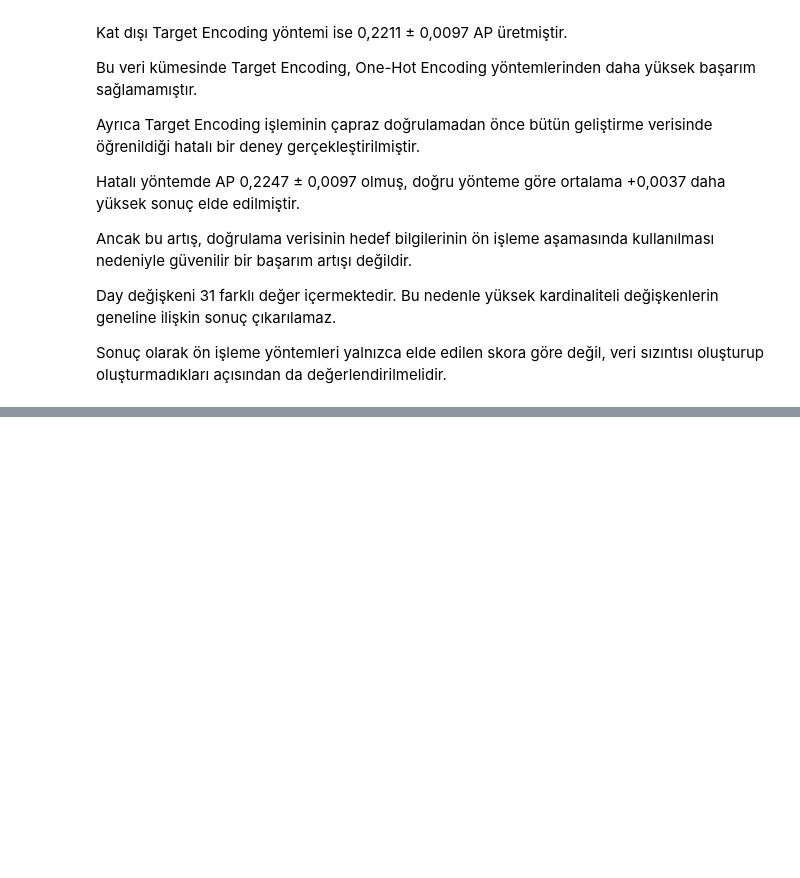
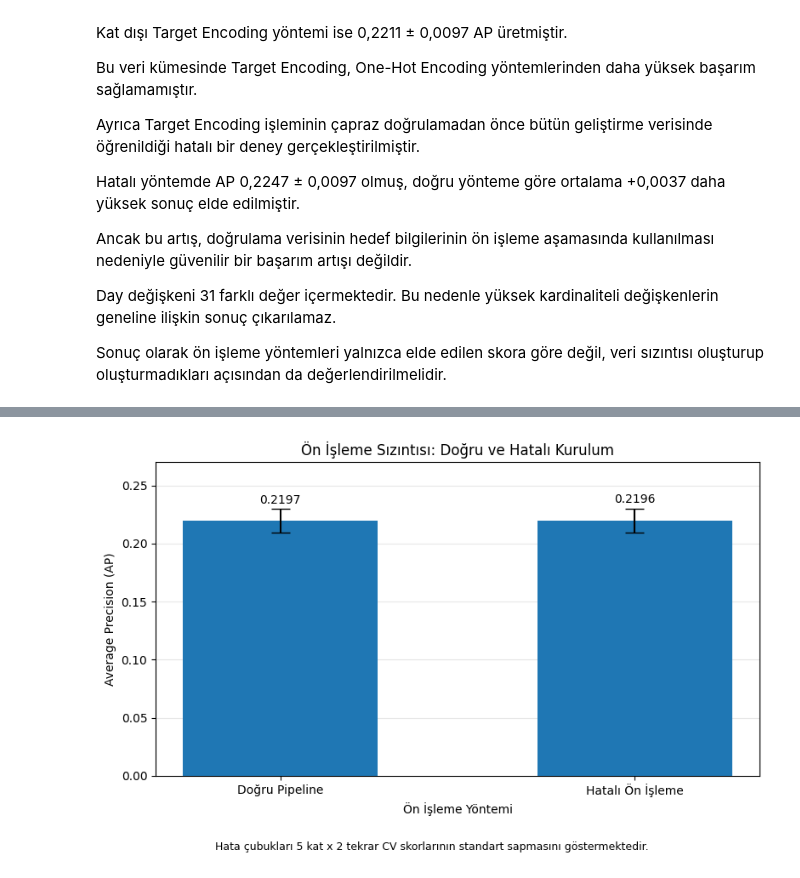
Before and after one commit to KeremATLIHAN/Veri_Bilimleri_Vize, a Jupyter notebook: proje1/BIL545_Proje1_Banka_Guncel.ipynb, the cells around one changed output, grey strips where cells are left out. Cells and saved outputs as stored; diff of their text form; code cells hidden in the pictures; blank space fills up the shorter version.

Commit message:
feat(bolum1): pipeline ve on isleme sizintisini karsilastir

```diff
--- a/proje1/BIL545_Proje1_Banka_Guncel.ipynb
+++ b/proje1/BIL545_Proje1_Banka_Guncel.ipynb
@@ -1679,0 +1782,68 @@ değerlendirilmelidir.
+# %%
+import matplotlib.pyplot as plt
+
+# Modellerin isimleri
+modeller = [
+    "Doğru Pipeline",
+    "Hatalı Ön İşleme"
+]
+
+# AP ortalamaları
+ortalamalar = [
+    skor_dogru_on_isleme.mean(),
+    skor_yanlis_on_isleme.mean()
+]
+
+# AP standart sapmaları
+standart_sapmalar = [
+    skor_dogru_on_isleme.std(),
+    skor_yanlis_on_isleme.std()
+]
+
+# Grafik oluştur
+fig, ax = plt.subplots(figsize=(8, 5))
+
+cubuklar = ax.bar(
+    modeller,
+    ortalamalar,
+    yerr=standart_sapmalar,
+    capsize=8,
+    width=0.55
+)
+
+# Eksen ve grafik başlıkları
+ax.set_title(
+    "Ön İşleme Sızıntısı: Doğru ve Hatalı Kurulum"
+)
+
+ax.set_ylabel("Average Precision (AP)")
+ax.set_xlabel("Ön İşleme Yöntemi")
+
+ax.set_ylim(0, 0.27)
+
+# Her çubuğun üzerine değer yaz
+for i, cubuk in enumerate(cubuklar):
+    ax.text(
+        cubuk.get_x() + cubuk.get_width() / 2,
+        ortalamalar[i] + standart_sapmalar[i] + 0.005,
+        f"{ortalamalar[i]:.4f}",
+        ha="center"
+    )
+
+ax.grid(axis="y", alpha=0.3)
+ax.set_axisbelow(True)
+
+# Grafiğin açıklaması
+fig.text(
+    0.5,
+    0.01,
+    "Hata çubukları 5 kat x 2 tekrar CV skorlarının "
+    "standart sapmasını göstermektedir.",
+    ha="center",
+    fontsize=9
+)
+
+plt.tight_layout(rect=[0, 0.06, 1, 1])
+plt.show()
+# %% [output]
+[figure, added]
```
Also changed, not shown: parts of 5 cells of this notebook.
